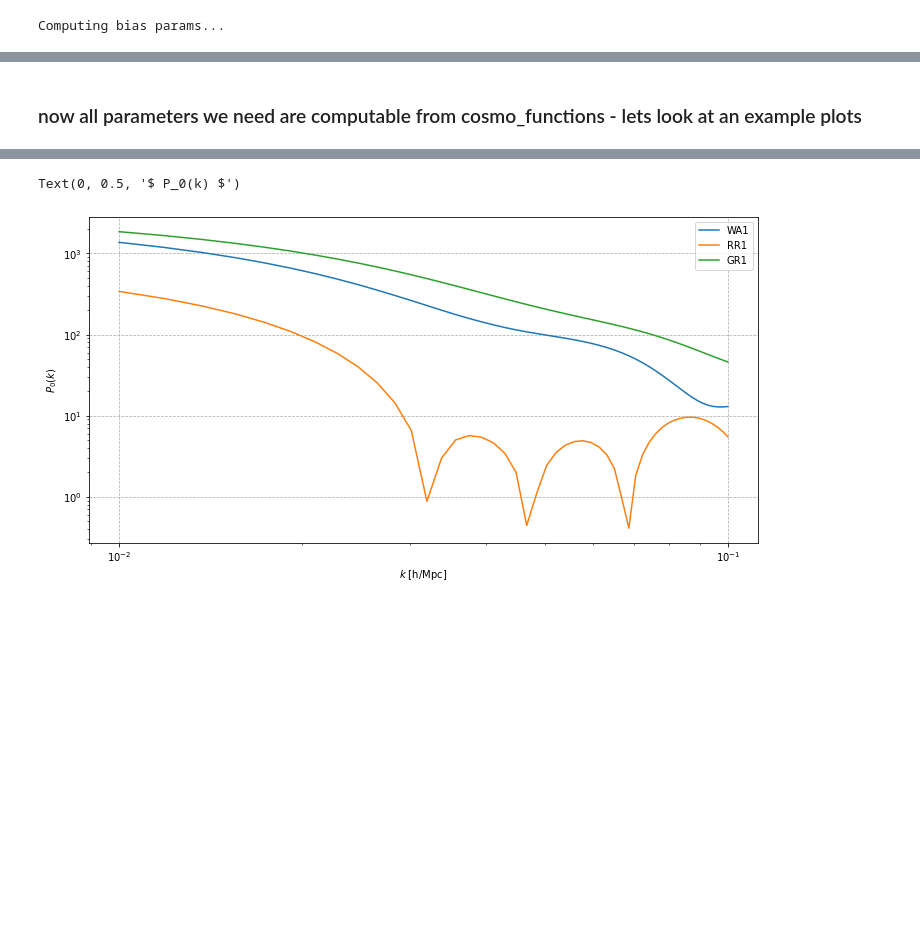
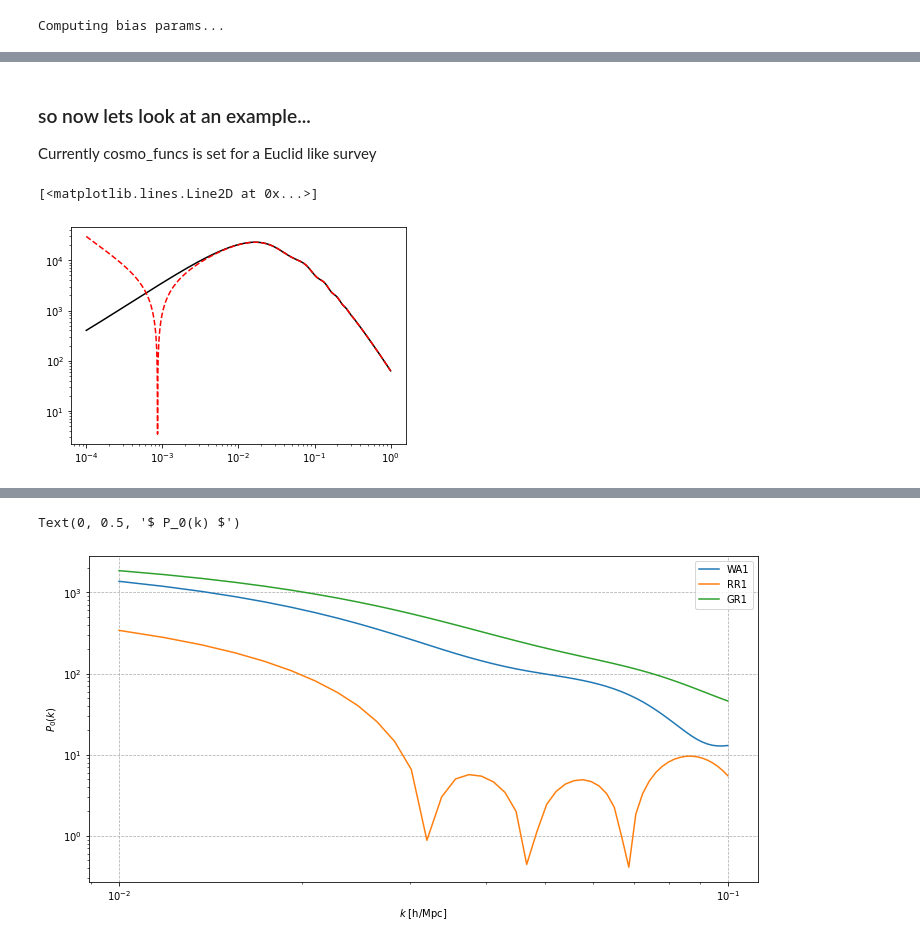
Before and after one commit to craddis1/CosmoWAP_binder, a Jupyter notebook: example_pk.ipynb, the cells around one changed output, grey strips where cells are left out. Cells and saved outputs as stored; diff of their text form; code cells hidden in the pictures; blank space fills up the shorter version.

```diff
--- a/example_pk.ipynb
+++ b/example_pk.ipynb
@@ -52,3 +80,5 @@ Computing bias params...
 # %% [markdown]
-### now all parameters we need are computable from cosmo_functions - lets look at an example plots
+### so now lets look at an example...
+
+Currently cosmo_funcs is set for a Euclid like survey
 # %%
@@ -57 +87,39 @@ kk = np.linspace(0.01,0.1)
+# %%
+#creating composite functions is also useful
+class WS:#for all wide separation
+    def l0(cosmo_funcs,k1,zz=0,t=0,sigma=0,nonlin=False):
+        return pk.WA2.l0(cosmo_funcs,k1,zz,t,sigma,nonlin)+pk.WARR.l0(cosmo_funcs,k1,zz,t,sigma,nonlin)+pk.RR2.l0(cosmo_funcs,k1,zz,t,sigma,nonlin)
+
+    def l1(cosmo_funcs,k1,zz=0,t=0,sigma=0,nonlin=False):
+        return pk.WA1.l1(cosmo_funcs,k1,zz,t,sigma,nonlin) + pk.RR1.l1(cosmo_funcs,k1,zz,t,sigma,nonlin)
+
+    def l2(cosmo_funcs,k1,zz=0,t=0,sigma=0,nonlin=False):
+        return pk.WA2.l2(cosmo_funcs,k1,zz,t,sigma,nonlin)+pk.WARR.l2(cosmo_funcs,k1,zz,t,sigma,nonlin)+pk.RR2.l2(cosmo_funcs,k1,zz,t,sigma,nonlin)
+
+class allWSGR:
+    def l0(cosmo_funcs,k1,zz=0,t=0,sigma=0,nonlin=False):
+        return WS.l0(cosmo_funcs,k1,zz,t,sigma,nonlin)+pk.WAGR.l0(cosmo_funcs,k1,zz,t,sigma,nonlin)+pk.RRGR.l0(cosmo_funcs,k1,zz,t,sigma,nonlin)+pk.GR2.l0(cosmo_funcs,k1,zz,t,sigma,nonlin)
+
+    def l1(cosmo_funcs,k1,zz=0,t=0,sigma=0,nonlin=False):
+        return WS.l1(cosmo_funcs,k1,zz,t,sigma,nonlin)+pk.GR1.l1(cosmo_funcs,k1,zz,t,sigma,nonlin)
+
+    def l2(cosmo_funcs,k1,zz=0,t=0,sigma=0,nonlin=False):
+        return WS.l2(cosmo_funcs,k1,zz,t,sigma,nonlin)+pk.WAGR.l2(cosmo_funcs,k1,zz,t,sigma,nonlin)+pk.RRGR.l2(cosmo_funcs,k1,zz,t,sigma,nonlin)+pk.GR2.l2(cosmo_funcs,k1,zz,t,sigma,nonlin)
+# %%
+#for monopole
+
+plt.figure(figsize=(10,5))
+
+#set LOS to t=1/2 - this is the natural choice for your theory for the monopole
+t=1/2
+
+
+#regular newtonian expression
+plt.loglog(kk,np.abs(pk.Pk0.l0(cosmo_funcs,kk,zz=zz,t=0).real),'k')
+
+
+plt.loglog(kk,np.abs(pk.Pk0.l0(cosmo_funcs,kk,zz=zz,t=0).real+allWSGR.l0(cosmo_funcs,kk,zz,t)).real,'--',color='red')
+# %% [output]
+[<matplotlib.lines.Line2D at 0x...>]
+[figure, added]
 # %%
```
Also changed, not shown: parts of 17 cells of this notebook.
